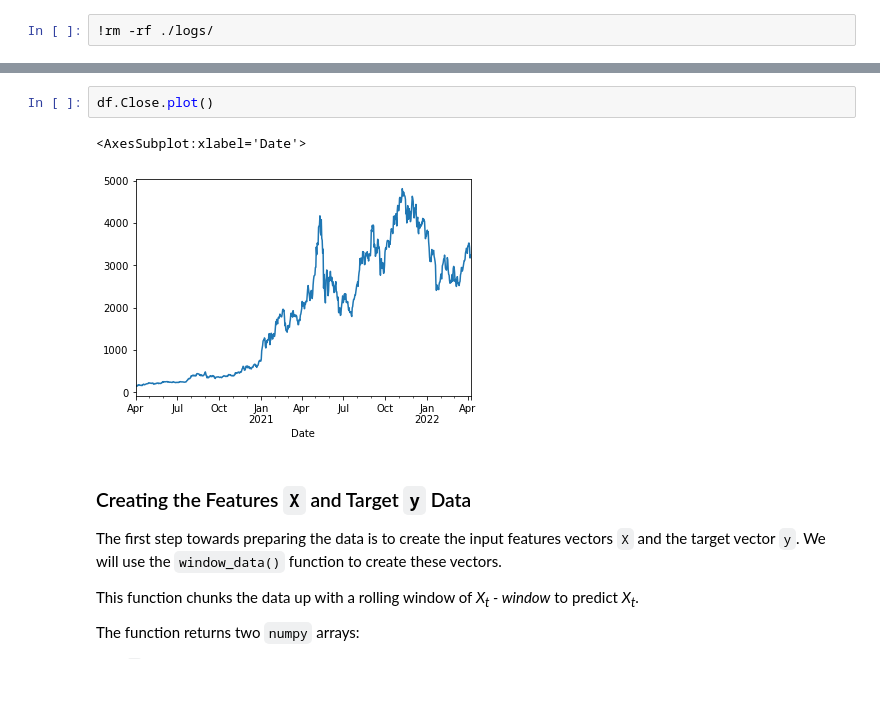
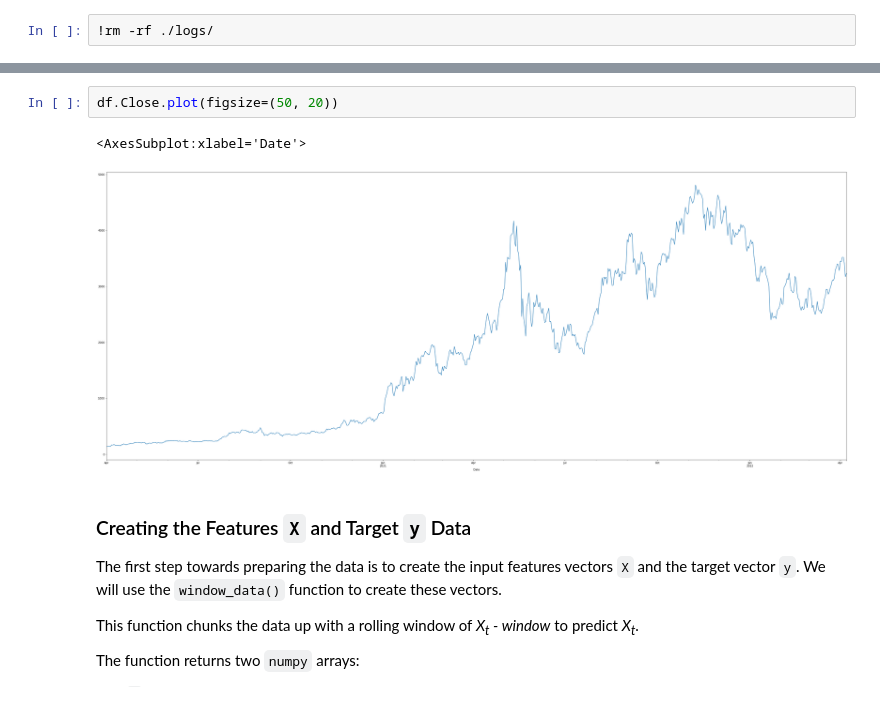
Before and after one commit to mrajkarnikar/project_02, a Jupyter notebook: lstm_predictor.ipynb, the cells around one changed output, grey strips where cells are left out. Saved outputs shown, nothing was run; the diff lists cells and outputs as text.

```diff
--- a/lstm_predictor.ipynb
+++ b/lstm_predictor.ipynb
@@ -81,10 +78,10 @@ df
 | 2022-04-07 | 3172.197266 | 3263.474609 | 3155.581055 | 3233.274658 | 16745496605 |
 737 rows × 5 columns
 # %%
-df.Close.plot()
+df.Close.plot(figsize=(50, 20))
 # %% [output]
 <AxesSubplot:xlabel='Date'>
-[figure, old version]
+[figure, new version]
 # %% [markdown]
 ### Creating the Features `X` and Target `y` Data
 
```
Also changed, not shown: parts of 12 cells of this notebook, 3 other files.
